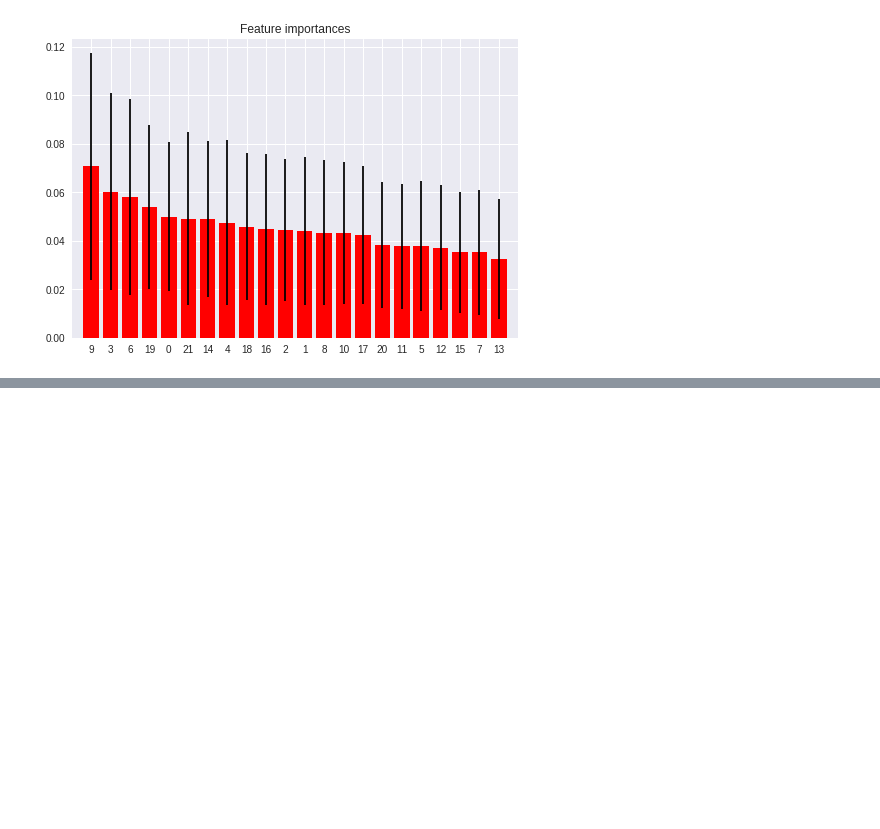
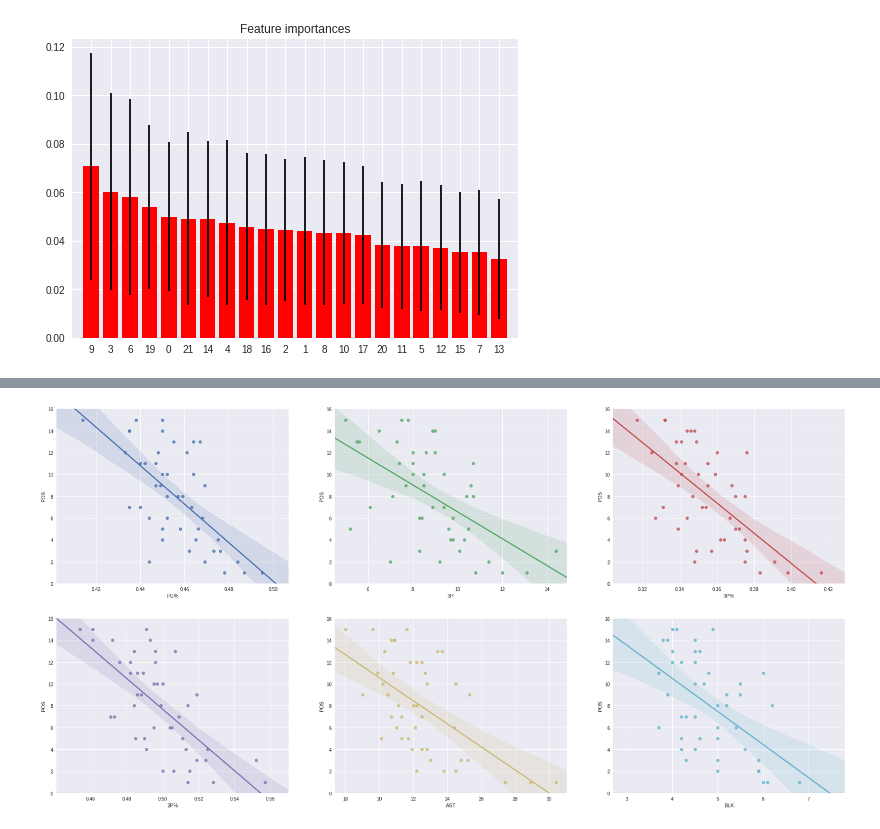
Before and after one commit to if1015-datascience-ufpe/2017-2-projeto-crp3-bvcl-plal, a Jupyter notebook: prediction.ipynb, the cells around one changed output, grey strips where cells are left out. Cells and saved outputs as stored; diff of their text form; code cells hidden in the pictures; blank space fills up the shorter version.

```diff
--- a/prediction.ipynb
+++ b/prediction.ipynb
@@ -129,0 +224,30 @@ Feature ranking:
+# %%
+#Graficos e Modelos para a Conferencia Oeste
+f,graphics=plt.subplots(2,3, figsize=(30, 15))
+
+gr1 = sns.regplot(x=(dfWestMinimum["FG%"]), y=dfWestMinimum["POS"],ax=graphics[0][0])
+gr1.set(ylim=(0, 16))
+gr2 = sns.regplot(x=(dfWestMinimum["3P"]), y=dfWestMinimum["POS"],ax=graphics[0][1])
+gr2.set(ylim=(0, 16))
+gr3 = sns.regplot(x=(dfWestMinimum["3P%"]), y=dfWestMinimum["POS"],ax=graphics[0][2])
+gr3.set(ylim=(0, 16))
+gr4 = sns.regplot(x=(dfWestMinimum["2P%"]),  y=dfWestMinimum["POS"],ax=graphics[1][0])
+gr4.set(ylim=(0, 16))
+gr5 = sns.regplot(x=(dfWestMinimum["AST"]), y=dfWestMinimum["POS"],ax=graphics[1][1])
+gr5.set(ylim=(0, 16))
+gr6 = sns.regplot(x=(dfWestMinimum["BLK"]), y=dfWestMinimum["POS"],ax=graphics[1][2])
+maxBLK = dfWestMinimum.loc[dfWestMinimum['BLK'].idxmax()].BLK
+minBLK = dfWestMinimum.loc[dfWestMinimum['BLK'].idxmin()].BLK
+gr6.set(ylim=(0, 16))
+gr6.set(xlim=(minBLK-1, maxBLK+1))
+
+gr1.set(xlabel='FG%')
+gr2.set(xlabel='3P')
+gr3.set(xlabel='3P%')
+gr4.set(xlabel='2P%')
+gr5.set(xlabel='AST')
+gr6.set(xlabel='BLK')
+axes = [gr1,gr2,gr3,gr4,gr5,gr6]
+plt.show(axes)
+# %% [output]
+[figure, added]
```
Also changed, not shown: parts of 13 cells of this notebook.
